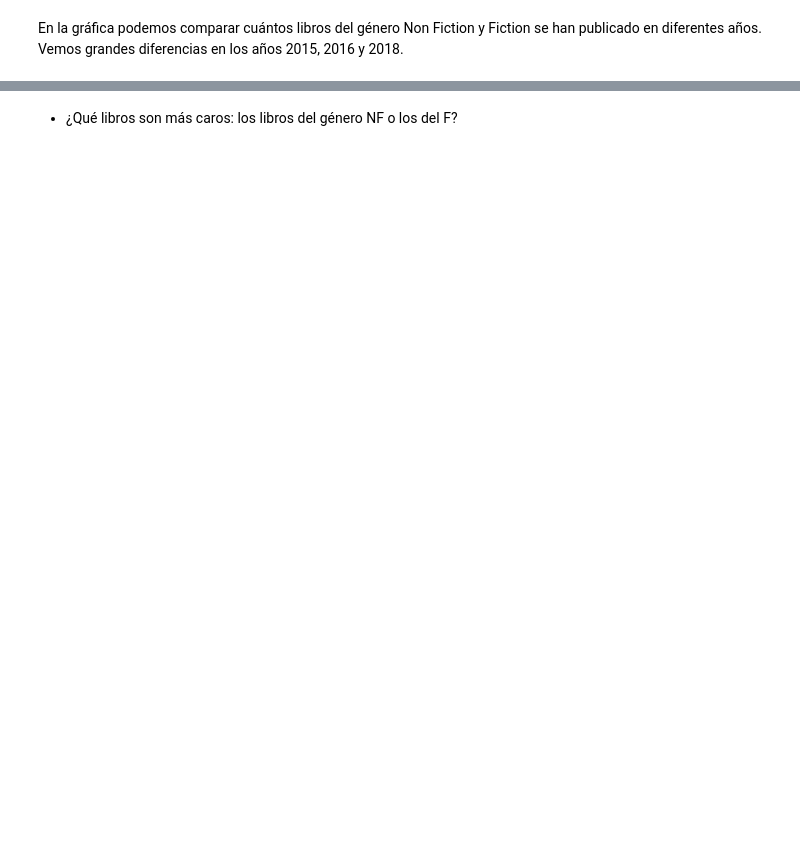
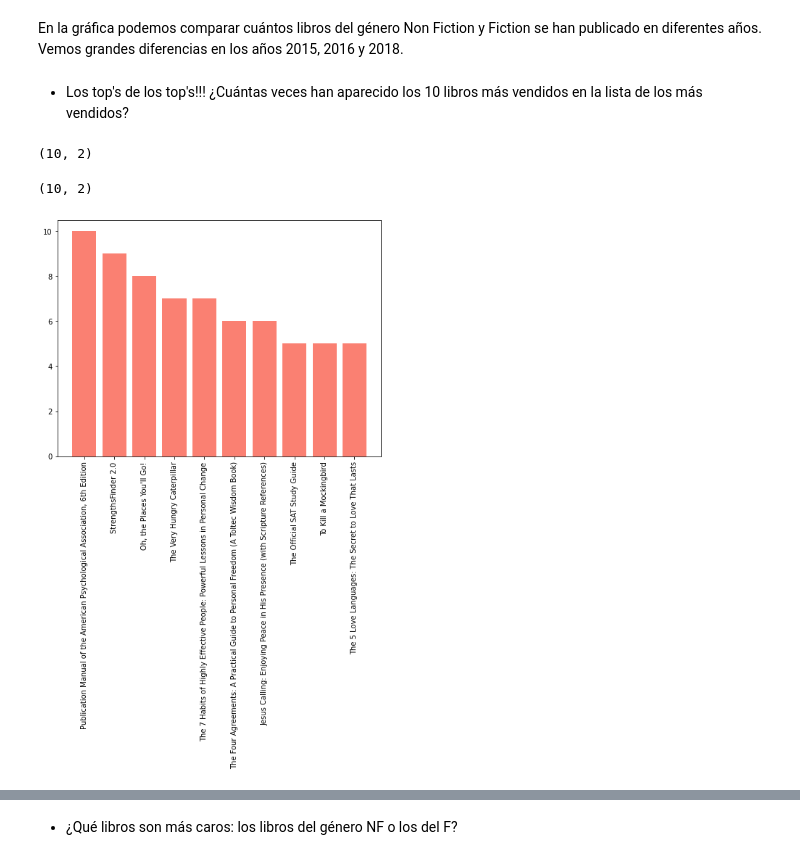
Before and after one commit to Adalab/DA-promo-A-module-2-pairprog-2-pair-3-Alicia-Laura, a Jupyter notebook: Estadistica/pair_estad_3.ipynb, the cells around one changed output, grey strips where cells are left out. Drawn from its saved outputs; the diff is of its cells as text; code cells hidden in the pictures; blank space fills up the shorter version.

```diff
--- a/Estadistica/pair_estad_3.ipynb
+++ b/Estadistica/pair_estad_3.ipynb
@@ -493,2 +318,4 @@ plt.show()
 # %% [markdown]
 En la gráfica podemos comparar cuántos libros del género Non Fiction y Fiction se han publicado en diferentes años. Vemos grandes diferencias en los años 2015, 2016 y 2018.
+# %% [markdown]
+- Los top's de los top's!!! ¿Cuántas veces han aparecido los 10 libros más vendidos en la lista de los más vendidos?
@@ -494,0 +325,16 @@ En la gráfica podemos comparar cuántos libros del género Non Fiction y Fictio
+# %%
+df_name_ordenado_10 = df_name_ordenado[:10]
+df_name_ordenado_10.shape
+# %% [output]
+(10, 2)
+# %%
+df_name_ordenado_10 = df_name_ordenado_10.rename(columns={'index':'name', 'Name':'cantidad'})
+df_name_ordenado_10.shape
+# %% [output]
+(10, 2)
+# %%
+plt.figure(figsize=(8,6))
+plt.xticks(rotation=90)
+plt.bar(df_name_ordenado_10['name'], df_name_ordenado_10["cantidad"], color = 'Salmon');
+# %% [output]
+[figure, added]
```
Also changed, not shown: parts of 48 cells of this notebook.
